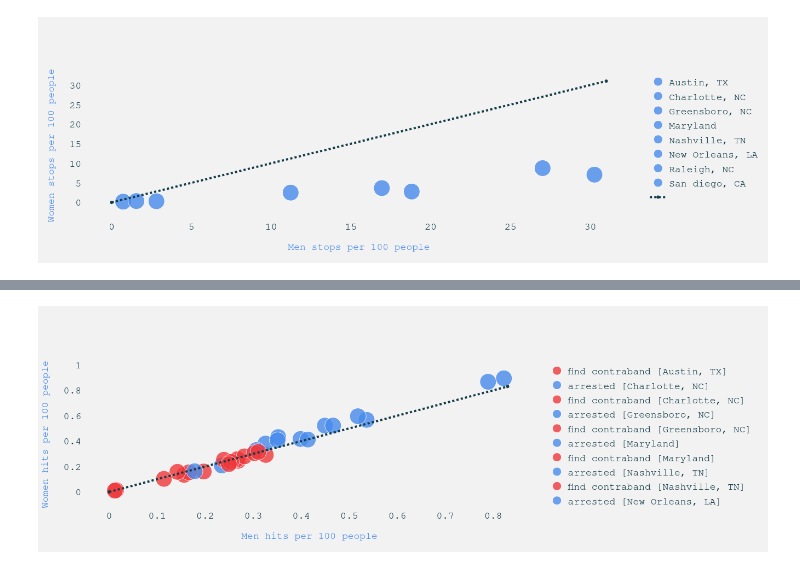
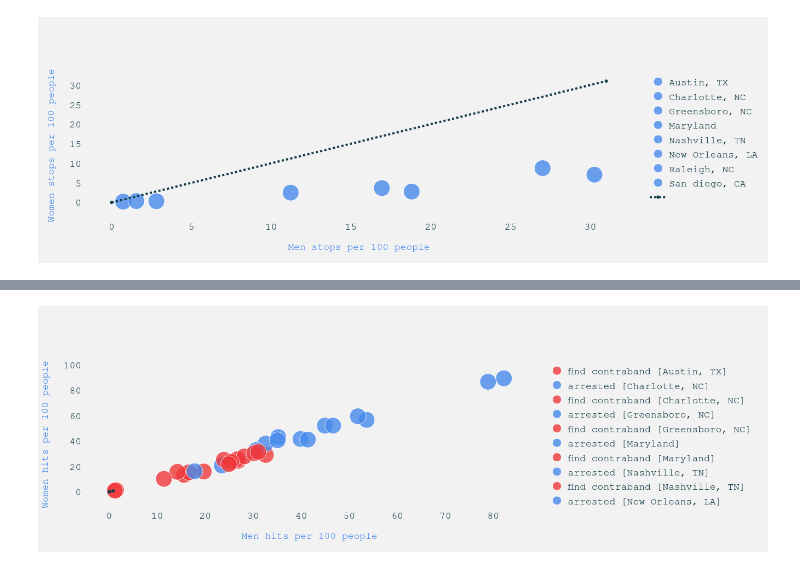
Before and after one commit to epfl-ada/ada-2020-project-milestone-p3-p3_littlepandas, a Jupyter notebook: martin_analyse.ipynb, the cells around one changed output, grey strips where cells are left out. Cells and saved outputs as stored; diff of their text form; code cells hidden in the pictures.

Commit message:
update notebook with my graph

```diff
--- a/martin_analyse.ipynb
+++ b/martin_analyse.ipynb
@@ -189,7 +393,2 @@ df = pd.DataFrame(columns = ["name",'total_m', 'total_f', 'stop_rate_m',"stop_ra
 # %% [output]
 Columns (5) have mixed types. Specify dtype option on import or set low_memory=False.
-# %%
-#we have lost some columns
-for name in ["austin","charlotte","greensboro","MD","nashville","neworleans","raleigh","sandiego","sanfrancisco","WA"]:
-    data = dicto[name]
-    print(data.shape[1])
@@ -410,2 +617,34 @@ pio.write_html(fig, file='stopRate.html', auto_open=True)
 # %% [output]
 [figure]
+# %%
+#hit rate 2
+fig = go.Figure()
+
+
+marker_var =dict(
+        color=['#478AEC'],
+        opacity=[0.8],
+    )
+
+for i in range(len(list_name)):
+    fig.add_trace(go.Scatter(x=[df["hit_rate_male"][i]*100], y=[df["hit_rate_female"][i]*100],mode='markers', marker=marker_var ,name=list_name_print[i], marker_size=[30]))
+
+
+color = "#478AEC"
+
+fig.add_trace(go.Scatter(x=[0,35], y=[0,35], name='',line=dict(color='#143D49', width=4,dash='dot')))
+fig.update_layout(
+        font = dict(size=18, family='Courier', color="#143D49"),
+        paper_bgcolor='#F2F2F2',
+        plot_bgcolor='rgba(0,0,0,0)',
+        autosize=True,
+        dragmode = False,
+    )
+
+
+fig.update_xaxes(gridcolor = 'rgba(25, 229, 229,0)',title_font = dict(size=18, family='Courier', color=color),zeroline=False)
+fig.update_yaxes(gridcolor = 'rgba(255, 229, 229,0)',title_font = dict(size=18, family='Courier', color=color),zeroline=False)
+fig.update_xaxes(title_text='Men hits per 100 people')
+fig.update_yaxes(title_text='Women hits per 100 people')
+fig.show()
+pio.write_html(fig, file='hitRate2.html', auto_open=True)
@@ -426,36 +667,36 @@ marker_var3 =dict(
         color=['#002E79'],
         opacity=[0.8],
     )
 marker_var4 =dict(
         color=['#E76A40'],
         opacity=[0.8],
     )
 #"search_rate_arrest_m","search_rate_arrest_f", "search_rate_contreband_m","search_rate_contreband_f"
 for i in range(len(list_name)):
-    fig.add_trace(go.Scatter(x=df["search_rate_arrest_m"][i], y=df["search_rate_arrest_f"][i],mode='markers', marker=marker_var ,name="arrested ["+list_name_print[i]+"]", marker_size=[30,30],text=['<br>search_person', '<br>search_vehicle']))
-    fig.add_trace(go.Scatter(x=df["search_rate_contraband_m"][i], y=df["search_rate_contraband_f"][i],mode='markers', marker=marker_var2 ,name="find contraband ["+list_name_print[i]+"]", marker_size=[30,30],text=['<br>search_person', '<br>search_vehicle']))
+    fig.add_trace(go.Scatter(x=[i * 100 for i in df["search_rate_arrest_m"][i]], y=[i * 100 for i in df["search_rate_arrest_f"][i]],mode='markers', marker=marker_var ,name="arrested ["+list_name_print[i]+"]", marker_size=[30,30],text=['<br>search_person', '<br>search_vehicle']))
+    fig.add_trace(go.Scatter(x=[i * 100 for i in df["search_rate_contraband_m"][i]], y=[i * 100 for i in df["search_rate_contraband_f"][i]],mode='markers', marker=marker_var2 ,name="find contraband ["+list_name_print[i]+"]", marker_size=[30,30],text=['<br>search_person', '<br>search_vehicle']))
 
 color = "#478AEC"
 
 fig.add_trace(go.Scatter(x=[0,0.83], y=[0,0.83], name='',line=dict(color='#143D49', width=4,dash='dot')))
 fig.update_layout(
         font = dict(size=18, family='Courier', color="#143D49"),
         paper_bgcolor='#F2F2F2',
         plot_bgcolor='rgba(0,0,0,0)',
         autosize=True,
 
         dragmode = False,
     )
 
 
 fig.update_xaxes(gridcolor = 'rgba(25, 229, 229,0)',title_font = dict(size=18, family='Courier', color=color),zeroline=False)
 fig.update_yaxes(gridcolor = 'rgba(255, 229, 229,0)',title_font = dict(size=18, family='Courier', color=color),zeroline=False)
 fig.update_xaxes(title_text='Men hits per 100 people')
 fig.update_yaxes(title_text='Women hits per 100 people')
 fig.show()
 pio.write_html(fig, file='hitRate.html', auto_open=True)
 # %% [output]
-[figure, old version]
+[figure, new version]
 # %%
 #df = pd.read_csv('https://raw.githubusercontent.com/plotly/datasets/master/2011_us_ag_exports.csv')
 
```
Also changed, not shown: parts of 20 cells of this notebook.
